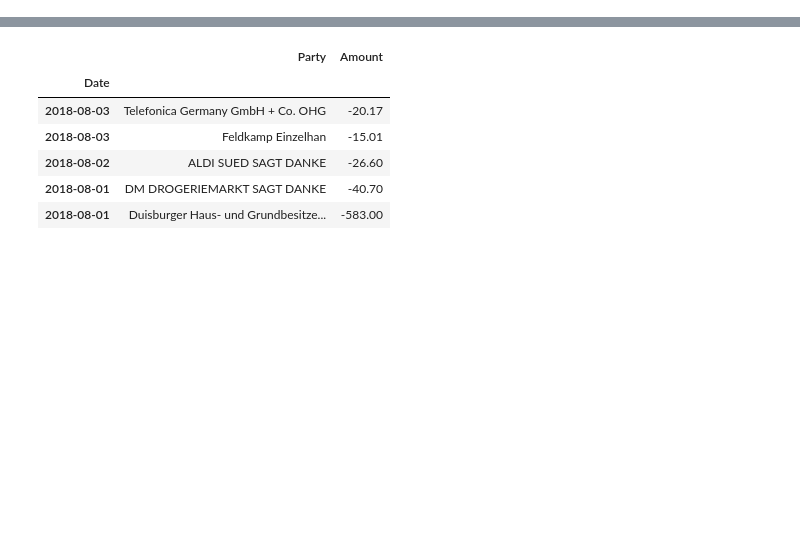
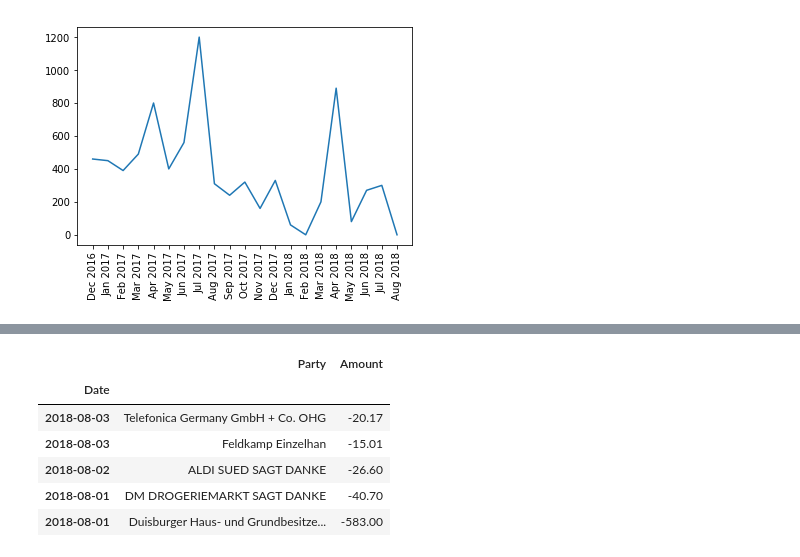
Before and after one commit to BlinkingApe/Budget, a Jupyter notebook: Budget.ipynb, the cells around one changed output, grey strips where cells are left out. Saved outputs shown, nothing was run; the diff lists cells and outputs as text; code cells hidden in the pictures; blank space fills up the shorter version.

Commit message:
trend line func

```diff
--- a/Budget.ipynb
+++ b/Budget.ipynb
@@ -294,3 +295,38 @@ def group_both_df(df, other=False):
     outgo_df = group_df(outgo_df)
 
     return income_df, outgo_df
+# %%
+def trend_line(csv, category):
+
+    df = pd.read_csv(csv,sep=';',usecols=['Date','Party','Amount'])
+    df = clean_df(df)
+    df = df.set_index('Date')
+
+    months = [g for n, g in df.groupby(pd.Grouper(freq='M'))]
+
+    months_income = []
+    months_outgo = []
+
+    for month in months:
+        income, outgo = group_both_df(month)
+        months_income.append(income)
+        months_outgo.append(outgo)
+
+    x = []
+    y = []
+
+    for month in months_outgo:
+        df = month
+        x.append(df.index[0].strftime('%b %Y'))
+        if category in df.values:
+            y.append(abs(df.loc[df['Party'] == category, 'Amount'].iloc[0]))
+        else:
+            y.append(0)
+
+    plt.plot(x,y)
+    plt.xticks(rotation=90)
+    plt.show()
+# %%
+trend_line('banking.csv', 'CASH')
+# %% [output]
+[figure, added]
```
Also changed, not shown: parts of 10 cells of this notebook.
